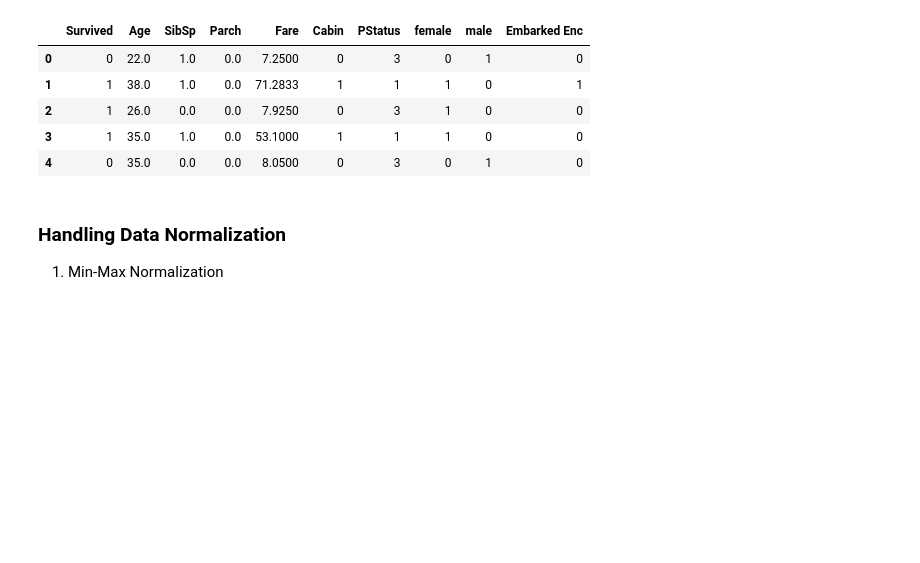
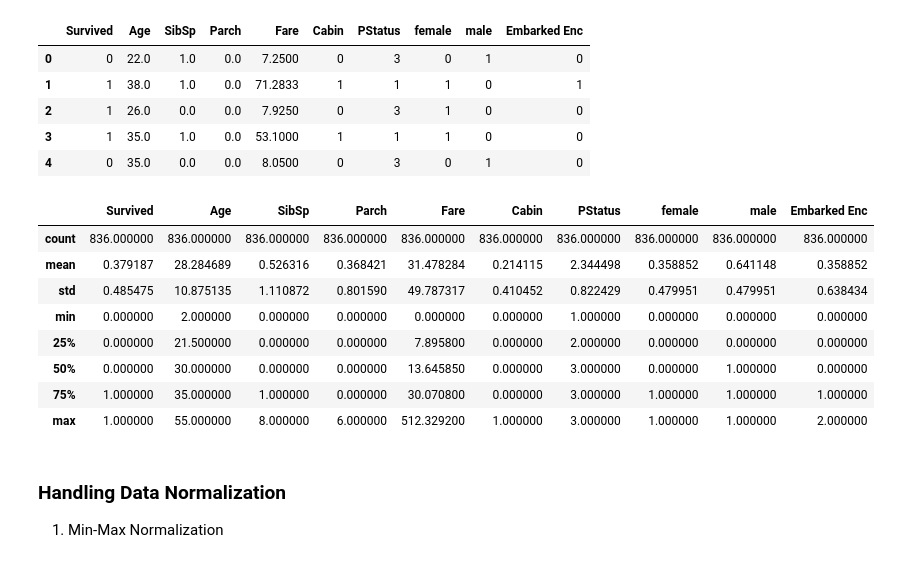
Before and after one commit to Magar-Bhuwan/Data-Science-ML, a Jupyter notebook: 2_Data_Science_ML/Day13/normalization.ipynb, the cells around one changed output. Saved outputs shown, nothing was run; the diff lists cells and outputs as text; code cells hidden in the pictures; blank space fills up the shorter version.

```diff
--- a/2_Data_Science_ML/Day13/normalization.ipynb
+++ b/2_Data_Science_ML/Day13/normalization.ipynb
@@ -9,6 +9,18 @@ titanic_df.head()
 | 2 | 1 | 26.0 | 0.0 | 0.0 | 7.9250 | 0 | 3 | 1 | 0 | 0 |
 | 3 | 1 | 35.0 | 1.0 | 0.0 | 53.1000 | 1 | 1 | 1 | 0 | 0 |
 | 4 | 0 | 35.0 | 0.0 | 0.0 | 8.0500 | 0 | 3 | 0 | 1 | 0 |
+# %%
+titanic_df.describe()
+# %% [output]
+|  | Survived | Age | SibSp | Parch | Fare | Cabin | PStatus | female | male | Embarked Enc |
+| count | 836.000000 | 836.000000 | 836.000000 | 836.000000 | 836.000000 | 836.000000 | 836.000000 | 836.000000 | 836.000000 | 836.000000 |
+| mean | 0.379187 | 28.284689 | 0.526316 | 0.368421 | 31.478284 | 0.214115 | 2.344498 | 0.358852 | 0.641148 | 0.358852 |
+| std | 0.485475 | 10.875135 | 1.110872 | 0.801590 | 49.787317 | 0.410452 | 0.822429 | 0.479951 | 0.479951 | 0.638434 |
+| min | 0.000000 | 2.000000 | 0.000000 | 0.000000 | 0.000000 | 0.000000 | 1.000000 | 0.000000 | 0.000000 | 0.000000 |
+| 25% | 0.000000 | 21.500000 | 0.000000 | 0.000000 | 7.895800 | 0.000000 | 2.000000 | 0.000000 | 0.000000 | 0.000000 |
+| 50% | 0.000000 | 30.000000 | 0.000000 | 0.000000 | 13.645850 | 0.000000 | 3.000000 | 0.000000 | 1.000000 | 0.000000 |
+| 75% | 1.000000 | 35.000000 | 1.000000 | 0.000000 | 30.070800 | 0.000000 | 3.000000 | 1.000000 | 1.000000 | 1.000000 |
+| max | 1.000000 | 55.000000 | 8.000000 | 6.000000 | 512.329200 | 1.000000 | 3.000000 | 1.000000 | 1.000000 | 2.000000 |
 # %% [markdown]
 ### Handling Data Normalization
 
```
Also changed, not shown: parts of 7 cells of this notebook, 2 other files.
